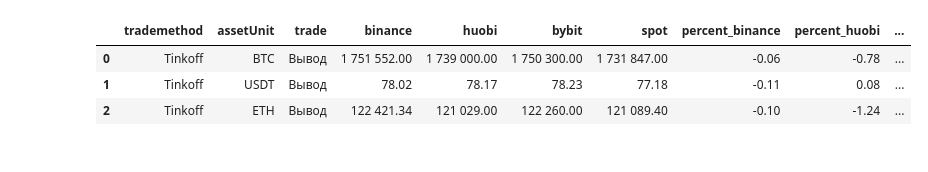
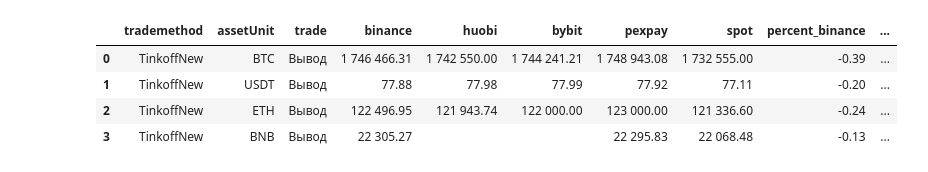
Before and after one commit to MagicMoleMM/convertAudioBooks, a Jupyter notebook: binance_BUY copy.ipynb, the cells around one changed output. Drawn from its saved outputs; the diff is of its cells as text; code cells hidden in the pictures.

```diff
--- a/binance_BUY copy.ipynb
+++ b/binance_BUY copy.ipynb
@@ -61,6 +61,10 @@ ETHRUB = item2.json()['price']
 url3 = 'https://api.binance.com/api/v3/ticker/price?symbol=USDTRUB'
 item3 = requests.get(url3)
 USDTRUB = item3.json()['price']
+
+url4 = 'https://api.binance.com/api/v3/ticker/price?symbol=BNBRUB'
+item4 = requests.get(url4)
+BNBRUB = item4.json()['price']
 
 headers = {
     "Accept": "*/*",
@@ -89,18 +93,35 @@ headers_bybit = {
     'Content-Length': '114',
     }
 
+headers_pexpay = {
+    'Content-Type': 'application/json',
+    'Accept': '*/*',
+    'Accept-Language': 'ru',
+    'Accept-Encoding': 'gzip, deflate, br',
+    'Host': 'www.pexpay.com',
+    'Origin': 'https://www.pexpay.com',
+    'User-Agent': 'Mozilla/5.0 (Macintosh; Intel Mac OS X 10_15_7) AppleWebKit/605.1.15 (KHTML, like Gecko) Version/16.1 Safari/605.1.15',
+    'Connection': 'keep-alive',
+    'Content-Length': '161',
+    #'x-ui-request-trace:': 'f4e68e34-79da-45e3-8d3c-2dfe0dbffd55',
+    'clienttype': 'web',
+    'lang': 'en',
+    'csrftoken': 'd41d8cd98f00b204e9800998ecf8427e',
+    }
+
 paytypes = [
     #'Advcash',
     #'RUBfiatbalance',
     'TinkoffNew',
     #'YandexMoneyNew',
     'QIWI',
-    #'RosBankNew',
+    'RosBankNew',
+
 ]
 
 for paytype in paytypes:
 
-    coins = {1,2,3}
+    coins = {1,2,3,-1}
     method = int
 
     trades = {
@@ -112,6 +133,8 @@ for paytype in paytypes:
         method = 28
     if paytype == 'QIWI':
         method = 9
+    if paytype == 'RosBankNew':
+        method = 69
 
     results_huobi = []
 
@@ -144,6 +167,7 @@ for paytype in paytypes:
         'BTC',
         'USDT',
         'ETH',
+        'BNB',
     ]
 
     results = []
@@ -152,13 +176,52 @@ for paytype in paytypes:
     fiatUnit = []
     assetUnit = []
     results_bybit = []
+    results_pexpay = []
     payment = []
+    payment_pexpay = []
+
+    if paytype == 'TinkoffNew':
+        payment_pexpay = ["Tinkoff"]
+    if paytype == 'QIWI':
+        payment_pexpay = ["QIWI"]
+    if paytype == 'RosBankNew':
+        payment_pexpay = ['SBP']
+
+    for asset in assets:
+
+        data_pexpay = {
+            "page":1,
+            "rows":10,
+            "payTypes":payment_pexpay, #"QIWI", "SBP"
+            "classifies":[],
+            "asset":asset,
+            "transAmount":str(deposit),
+            "fiat":"RUB",
+            "merchantCheck":False,
+            "filter":{"payTypes":[]},
+            "tradeType":"SELL"
+            }
+
+        url_pexpay = 'https://www.pexpay.com/bapi/c2c/v1/friendly/c2c/ad/search'
+
+        r_pexpay = requests.post(url_pexpay, headers=headers_pexpay, json=data_pexpay)
+        dt_pexpay = r_pexpay.json()
+        #print((json.dumps(dt, indent=4)))
+
+        try:
+            [dt_pexpay["data"][0]["adDetailResp"]["price"]]
+        except:
+            results_pexpay = results_pexpay + None
+        else:
+            results_pexpay = results_pexpay + [dt_pexpay["data"][0]["adDetailResp"]["price"]]
 
 
     if paytype == 'TinkoffNew':
         payment = ["75"]
     if paytype == 'QIWI':
         payment = ["62"]
+    if paytype == 'RosBankNew':
+        payment = ["14"]
 
     for asset in assets:
 
@@ -229,28 +292,33 @@ for paytype in paytypes:
             BTCRUB,
             USDTRUB,
             ETHRUB,
+            BNBRUB,
         ]
 
     dt_pd = pd.DataFrame({
-        "trademethod": trademethod,
+        "trademethod": paytype,
         "assetUnit": assetUnit,
         "trade": 'Вывод',
         "binance": results,
         "huobi": results_huobi,
         "bybit": results_bybit,
+        "pexpay": results_pexpay,
         "spot": series,
     })
 
     dt_pd['binance'] = dt_pd['binance'].astype(float)
     dt_pd['huobi'] = dt_pd['huobi'].astype(float)
     dt_pd['bybit'] = dt_pd['bybit'].astype(float)
+    dt_pd['pexpay'] = dt_pd['pexpay'].astype(float)
     dt_pd['spot'] = dt_pd['spot'].astype(float)
     dt_pd['percent_binance'] = (dt_pd['binance'] - dt_pd['spot']*1.012)/(dt_pd['spot']*1.012)*100
     dt_pd['percent_huobi'] = (dt_pd['huobi'] - dt_pd['spot']*1.012)/(dt_pd['spot']*1.012)*100
     dt_pd['percent_bybit'] = (dt_pd['bybit'] - dt_pd['spot']*1.012)/(dt_pd['spot']*1.012)*100
+    dt_pd['percent_pexpay'] = (dt_pd['pexpay'] - dt_pd['spot']*1.012)/(dt_pd['spot']*1.012)*100
     dt_pd['profit_binance'] = np.round(dt_pd['percent_binance'] * deposit / 100,decimals=2)
     dt_pd['profit_huobi'] = np.round(dt_pd['percent_huobi'] * deposit / 100,decimals=2)
     dt_pd['profit_bybit'] = np.round(dt_pd['percent_bybit'] * deposit / 100,decimals=2)
+    dt_pd['profit_pexpay'] = np.round(dt_pd['percent_pexpay'] * deposit / 100,decimals=2)
     #dt_pd['good_price'] = np.round((dt_pd['binance'] * 1.0001), decimals=3)
     #dt_pd['good_loss'] = np.round((((1.012 * dt_pd['spot']) - (dt_pd['binance'] * 1.0001)) / (dt_pd['binance'] * 1.0001) * 100),decimals=2)
 
@@ -261,39 +329,43 @@ for paytype in paytypes:
     def highlight_loss(val):
         color = '#6ac6d0' if val > -1.0 else ' '
         return 'background-color: %s' % color
 
     display(dt_pd.style
-        .highlight_max(color='yellowgreen', subset=['percent_binance','percent_huobi','percent_bybit'],axis=None)
-        .highlight_max(color='#6ac6d0', subset=['profit_binance','profit_huobi','profit_bybit'],axis=None)
+        .highlight_max(color='yellowgreen', subset=['percent_binance','percent_huobi','percent_bybit','percent_pexpay'],axis=None)
+        .highlight_max(color='#6ac6d0', subset=['profit_binance','profit_huobi','profit_bybit','profit_pexpay'],axis=None)
         .format(precision=2, na_rep='', thousands=" ")
         .applymap(highlight_percent, subset=['percent_binance'])
         .applymap(highlight_percent, subset=['percent_huobi'])
         .applymap(highlight_percent, subset=['percent_bybit'])
+        .applymap(highlight_percent, subset=['percent_pexpay'])
         #.applymap(highlight_loss, subset=['good_loss'])
         )
 
 
-    status_0 = dt_pd[['percent_binance','percent_huobi','percent_bybit']].max().max()
+    status_0 = dt_pd[['percent_binance','percent_huobi','percent_bybit','percent_pexpay']].max().max()
     status = f"максимальный процент  = {np.round(status_0,decimals=2)}%"
 
     profit = np.round(deposit * status_0 / 100, decimals=2)
 
     columns = {
         'percent_binance',
         'percent_huobi',
         'percent_bybit',
+        'percent_pexpay',
     }
 
     for column in columns:
-        row = dt_pd.index[dt_pd[column] == dt_pd[['percent_binance','percent_huobi','percent_bybit']].max().max()].tolist()
+        row = dt_pd.index[dt_pd[column] == dt_pd[['percent_binance','percent_huobi','percent_bybit','percent_pexpay']].max().max()].tolist()
         if row != []:
             column_ = column.replace('percent_', '')
+            price_ = dt_pd[column_][row].values[0]
             active = dt_pd['assetUnit'][row].values[0]
             pay_method = dt_pd['trademethod'][row].values[0]
-            text = f'Лучшая продажа - {active}, платежный метод - {pay_method}, биржа - {column_},  {status}. Profit {profit} / Deposit {deposit}'
+            text = f'Лучшая продажа - {active} по цене {price_}, платежный метод - {pay_method}, биржа - {column_},  {status}. Profit {profit} / Deposit {deposit}'
             display(text)
 # %% [output]
-|  | trademethod | assetUnit | trade | binance | huobi | bybit | spot | percent_binance | percent_huobi | ... |
-| 0 | Tinkoff | BTC | Вывод | 1 751 552.00 | 1 739 000.00 | 1 750 300.00 | 1 731 847.00 | -0.06 | -0.78 | ... |
-| 1 | Tinkoff | USDT | Вывод | 78.02 | 78.17 | 78.23 | 77.18 | -0.11 | 0.08 | ... |
-| 2 | Tinkoff | ETH | Вывод | 122 421.34 | 121 029.00 | 122 260.00 | 121 089.40 | -0.10 | -1.24 | ... |
+|  | trademethod | assetUnit | trade | binance | huobi | bybit | pexpay | spot | percent_binance | ... |
+| 0 | TinkoffNew | BTC | Вывод | 1 746 466.31 | 1 742 550.00 | 1 744 241.21 | 1 748 943.08 | 1 732 555.00 | -0.39 | ... |
+| 1 | TinkoffNew | USDT | Вывод | 77.88 | 77.98 | 77.99 | 77.92 | 77.11 | -0.20 | ... |
+| 2 | TinkoffNew | ETH | Вывод | 122 496.95 | 121 943.74 | 122 000.00 | 123 000.00 | 121 336.60 | -0.24 | ... |
+| 3 | TinkoffNew | BNB | Вывод | 22 305.27 |  |  | 22 295.83 | 22 068.48 | -0.13 | ... |
```
Also changed, not shown: parts of 1 cell of this notebook, 4 other files.
